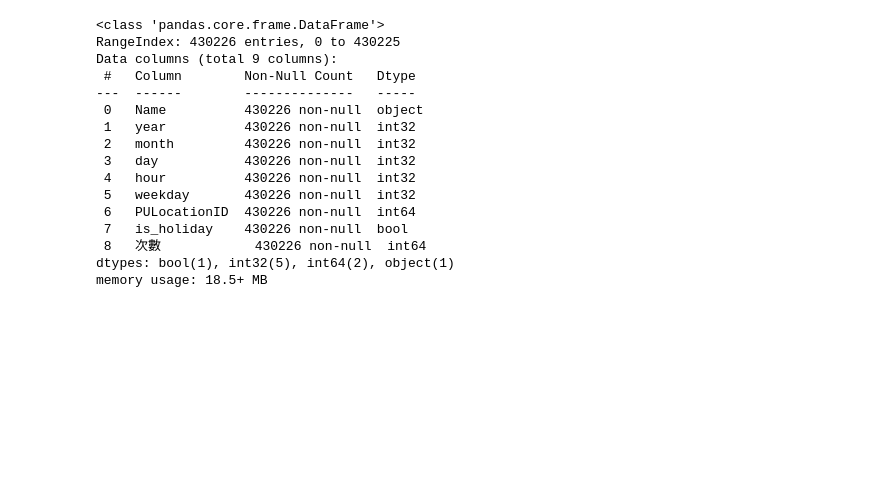
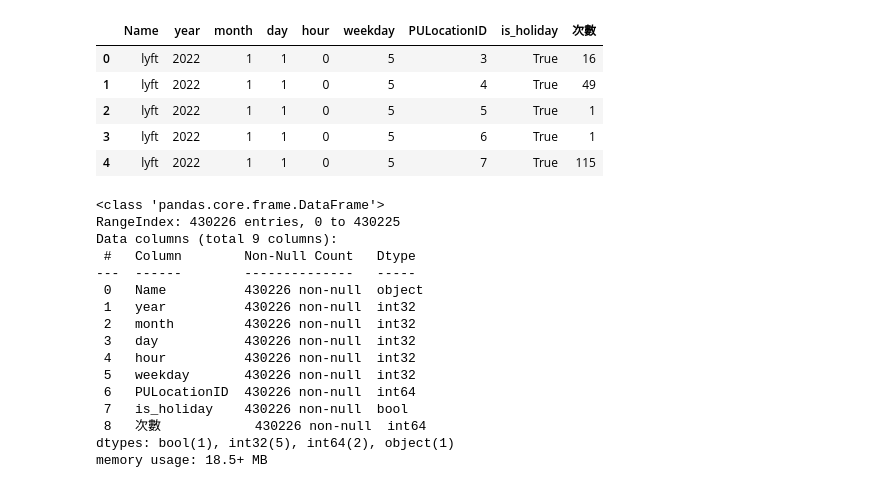
Before and after one commit to TicyYang/nyc-multimodal-ride-hailing-data-retrieval-platform, a Jupyter notebook: machine_learning/test_model.ipynb, the cells around one changed output. Cells and saved outputs as stored; diff of their text form; code cells hidden in the pictures; blank space fills up the shorter version.

```diff
--- a/machine_learning/test_model.ipynb
+++ b/machine_learning/test_model.ipynb
@@ -21,3 +21,12 @@ print("執行時間:", execution_time, "秒")
+# %%
+df.head()
+# %% [output]
+|  | Name | year | month | day | hour | weekday | PULocationID | is_holiday | 次數 |
+| 0 | lyft | 2022 | 1 | 1 | 0 | 5 | 3 | True | 16 |
+| 1 | lyft | 2022 | 1 | 1 | 0 | 5 | 4 | True | 49 |
+| 2 | lyft | 2022 | 1 | 1 | 0 | 5 | 5 | True | 1 |
+| 3 | lyft | 2022 | 1 | 1 | 0 | 5 | 6 | True | 1 |
+| 4 | lyft | 2022 | 1 | 1 | 0 | 5 | 7 | True | 115 |
 # %%
 test = pd.read_parquet('../time_seires/month/dfTime_TLC-2023-1.parquet', engine='pyarrow')
 test.info()
```
Also changed, not shown: parts of 1 cell of this notebook, 4 other files.
